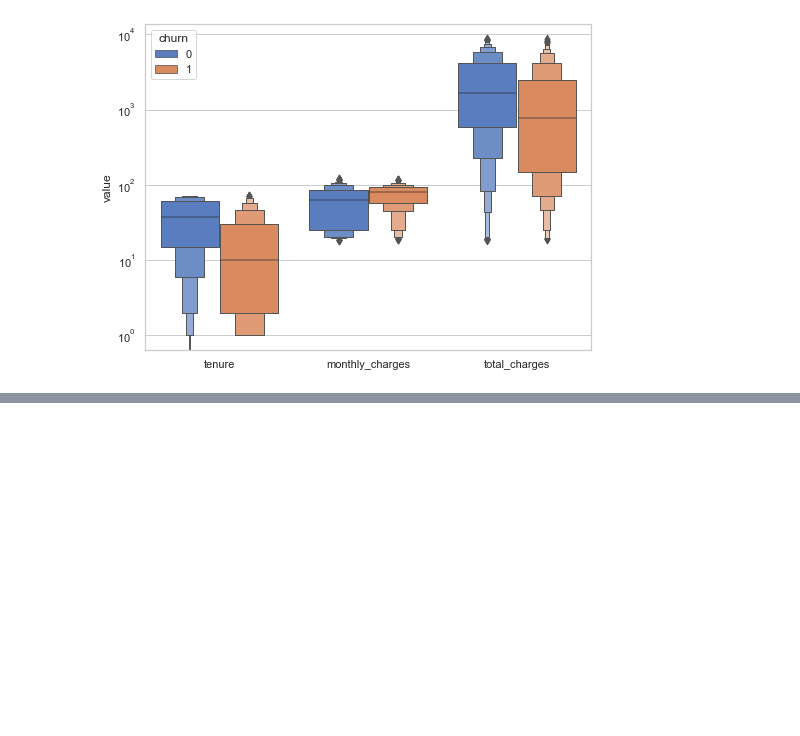
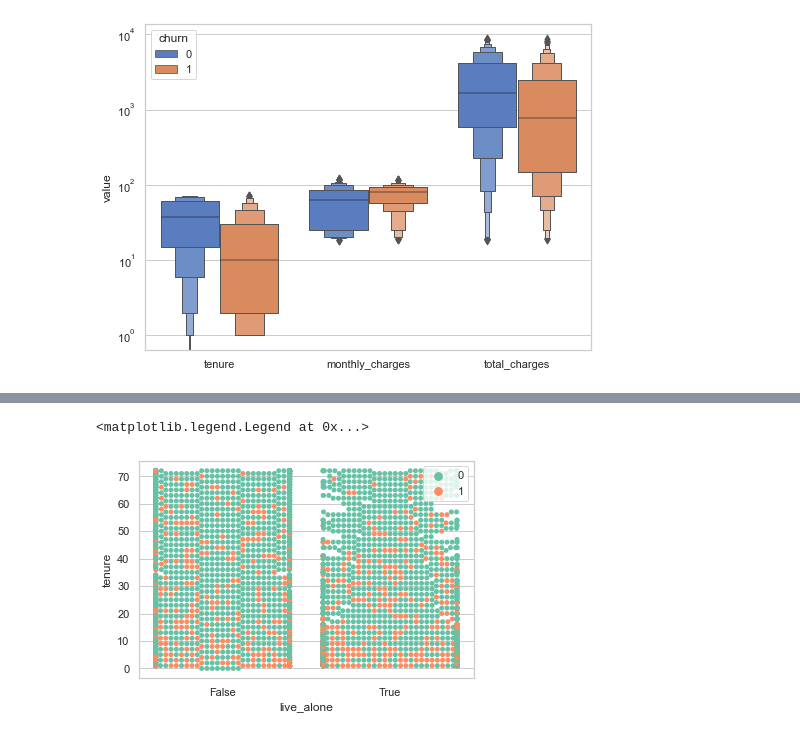
Before and after one commit to johngrinstead/classification_project, a Jupyter notebook: explore.ipynb, the cells around one changed output, grey strips where cells are left out. Drawn from its saved outputs; the diff is of its cells as text; code cells hidden in the pictures; blank space fills up the shorter version.

```diff
--- a/explore.ipynb
+++ b/explore.ipynb
@@ -281,0 +297,6 @@ explore.plot_all_continuous_vars(train, target, quant_vars)
+# %%
+sns.swarmplot(x="live_alone", y="tenure", data=train, hue="churn", palette="Set2")
+plt.legend()
+# %% [output]
+<matplotlib.legend.Legend at 0x...>
+[figure, added]
```
Also changed, not shown: parts of 28 cells of this notebook.
